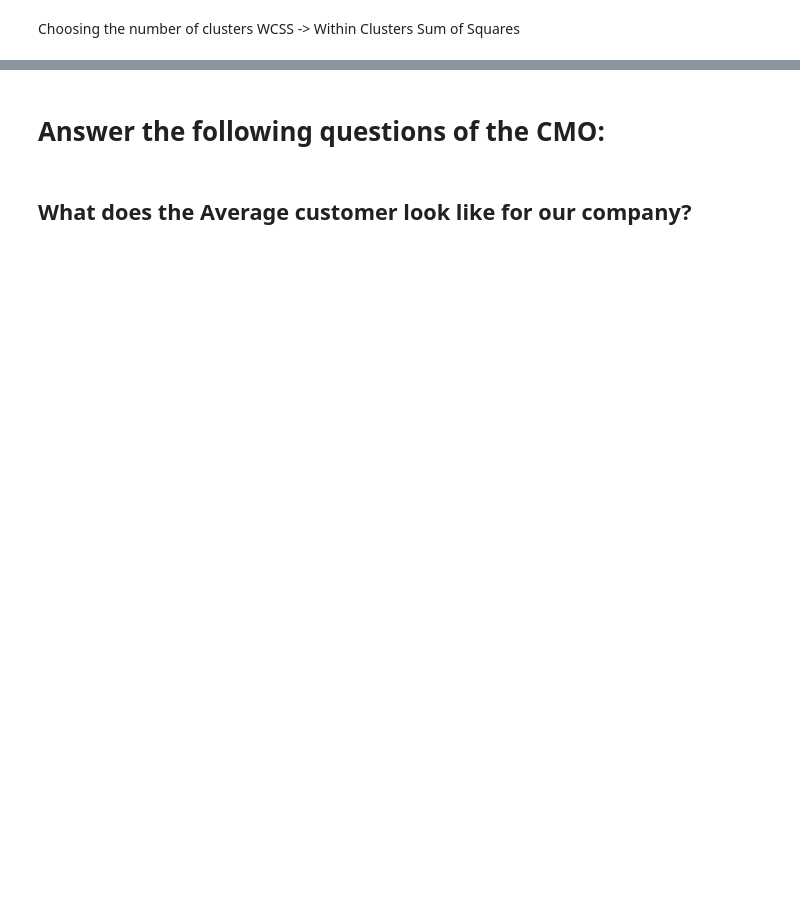
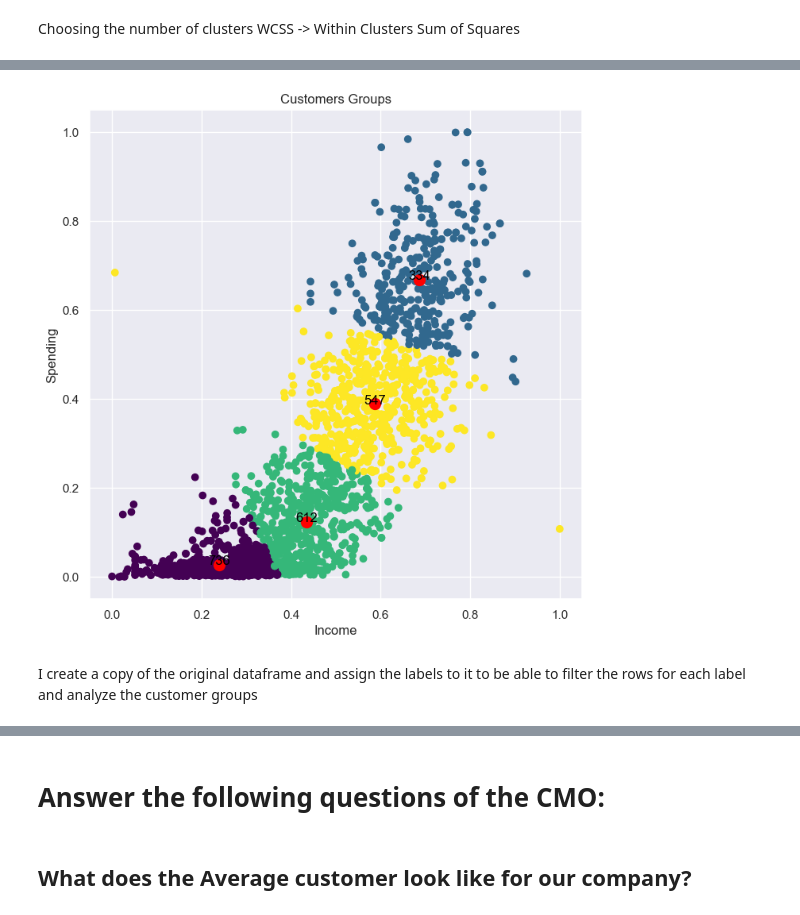
Before and after one commit to EmiliaLopez/MARKETING_ANALYTICS_PROJECT, a Jupyter notebook: marketing_analysis.ipynb, the cells around one changed output, grey strips where cells are left out. Drawn from its saved outputs; the diff is of its cells as text; code cells hidden in the pictures; blank space fills up the shorter version.

```diff
--- a/marketing_analysis.ipynb
+++ b/marketing_analysis.ipynb
@@ -839,10 +826,0 @@ RangeIndex(start=0, stop=38, step=1)
-# %%
-cols=cluster_groups.columns
-def cluster(X):
-    feature = X[cols].to_numpy().reshape((-1, 1))
-    k_means = KMeans(n_clusters=5).fit(feature)
-    X['cluster_id'] = k_means.labels_
-    return X
-
-cluster_groups= cluster_groups.apply(cluster)
-cluster_groups
@@ -862,0 +838,37 @@ cluster_groups
+# %%
+
+# Aplica K-means para obtener los clusters
+kmeans = KMeans(n_clusters=4, random_state=42)
+kmeans.fit(cluster_encoded)
+
+# Obtiene las etiquetas asignadas a cada cliente
+labels = kmeans.labels_
+
+# Cuenta la cantidad de clientes en cada cluster
+conteo_clientes = pd.Series(labels).value_counts()
+
+# Grafica los grupos de clientes por ingresos y gastos
+plt.figure(figsize=(8, 8))
+plt.scatter(cluster_encoded[:, 0], cluster_encoded[:, 1], c=labels, cmap='viridis')
+
+# Grafica los centroides de los clusters
+plt.scatter(kmeans.cluster_centers_[:, 0], kmeans.cluster_centers_[:, 1], s=100, c='red', label='Centroids')
+
+# Configura las etiquetas de los ejes y el título de la gráfica
+plt.xlabel('Income')
+plt.ylabel('Spending')
+plt.title('Customers Groups')
+
+
+
+# Muestra la cantidad de clientes en cada cluster
+for cluster, count in conteo_clientes.items():
+    centroid = kmeans.cluster_centers_[cluster]
+    plt.text(centroid[0], centroid[1], f'{count}', fontsize=12, color='black', ha='center')
+
+# Muestra la gráfica
+plt.show()
+# %% [output]
+[figure, added]
+# %% [markdown]
+I create a copy of the original dataframe and assign the labels to it to be able to filter the rows for each label and analyze the customer groups
```
Also changed, not shown: parts of 101 cells of this notebook.
